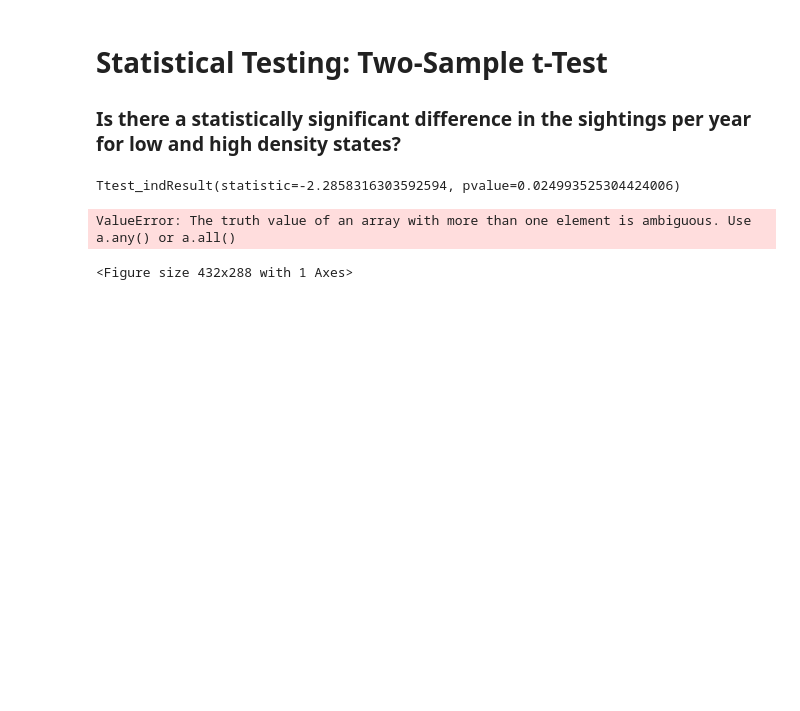
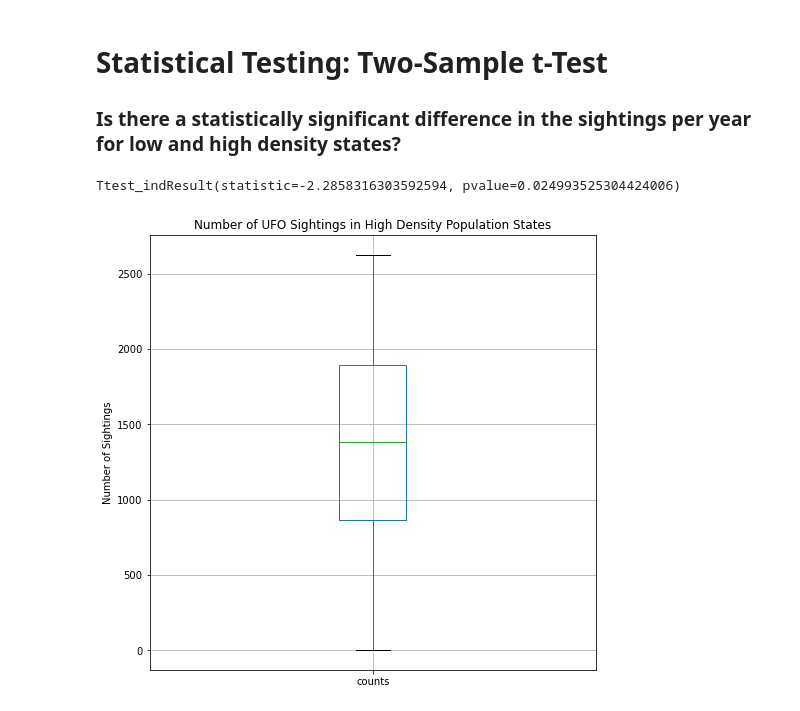
Before and after one commit to hfattor/data-analytics-project1, a Jupyter notebook: UFO_sightings_by_statepop.ipynb, the cells around one changed output. Saved outputs shown, nothing was run; the diff lists cells and outputs as text; code cells hidden in the pictures; blank space fills up the shorter version.

```diff
--- a/UFO_sightings_by_statepop.ipynb
+++ b/UFO_sightings_by_statepop.ipynb
@@ -721,9 +722,11 @@ The r-value is 0.26339077504625874.
 stats.ttest_ind(lowden_counts_df["counts"].unique(), density_counts_df["counts"].unique(), equal_var=False)
 # %% [output]
 Ttest_indResult(statistic=-2.2858316303592594, pvalue=0.024993525304424006)
-# %%
-plt.box(lowden_counts_df["counts"].unique())
-plt.show()
-# %% [output]
-ValueError: The truth value of an array with more than one element is ambiguous. Use a.any() or a.all()
-<Figure size 432x288 with 1 Axes>
+# %%
+plt.figure(figsize=(8,8))
+density_counts_df.boxplot("counts")
+plt.title("Number of UFO Sightings in High Density Population States")
+plt.ylabel("Number of Sightings")
+plt.savefig("Output/highden_box.png")
+# %% [output]
+[figure, added]
```
Also changed, not shown: parts of 3 cells of this notebook, 4 other files.
